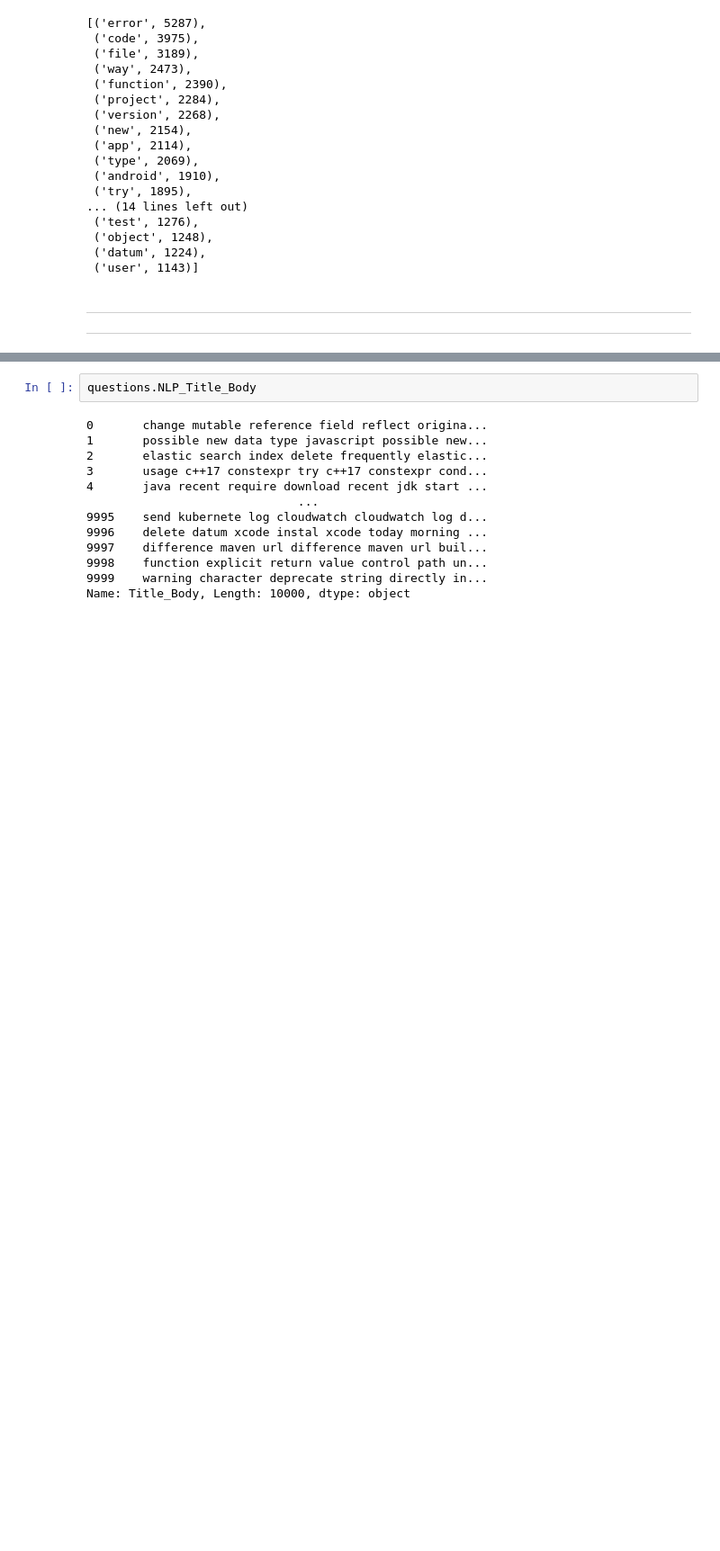
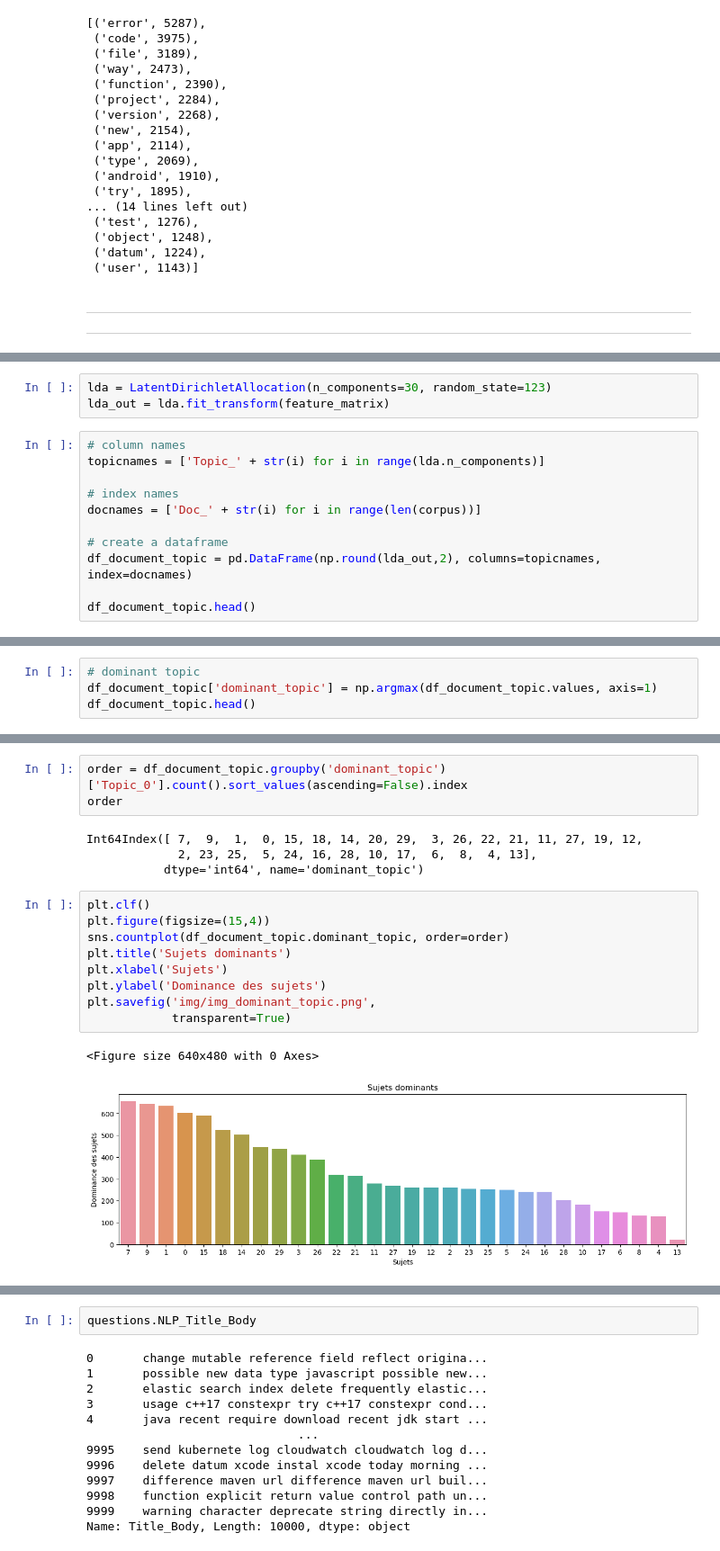
Before and after one commit to Adrian1903/Categorisez-automatiquement-des-questions, a Jupyter notebook: dev/02_nettoyage.ipynb, the cells around one changed output, grey strips where cells are left out. Shown at 90% size. Drawn from its saved outputs; the diff is of its cells as text; blank space fills up the shorter version.

```diff
--- a/dev/02_nettoyage.ipynb
+++ b/dev/02_nettoyage.ipynb
@@ -384,0 +483,14 @@ Counter(tokens).most_common(30)
+# %%
+lda = LatentDirichletAllocation(n_components=30, random_state=123)
+lda_out = lda.fit_transform(feature_matrix)
+# %%
+# column names
+topicnames = ['Topic_' + str(i) for i in range(lda.n_components)]
+
+# index names
+docnames = ['Doc_' + str(i) for i in range(len(corpus))]
+
+# create a dataframe
+df_document_topic = pd.DataFrame(np.round(lda_out,2), columns=topicnames, index=docnames)
+
+df_document_topic.head()
@@ -384,0 +504,4 @@ Counter(tokens).most_common(30)
+# %%
+# dominant topic
+df_document_topic['dominant_topic'] = np.argmax(df_document_topic.values, axis=1)
+df_document_topic.head()
@@ -384,0 +515,19 @@ Counter(tokens).most_common(30)
+# %%
+order = df_document_topic.groupby('dominant_topic')['Topic_0'].count().sort_values(ascending=False).index
+order
+# %% [output]
+Int64Index([ 7,  9,  1,  0, 15, 18, 14, 20, 29,  3, 26, 22, 21, 11, 27, 19, 12,
+             2, 23, 25,  5, 24, 16, 28, 10, 17,  6,  8,  4, 13],
+           dtype='int64', name='dominant_topic')
+# %%
+plt.clf()
+plt.figure(figsize=(15,4))
+sns.countplot(df_document_topic.dominant_topic, order=order)
+plt.title('Sujets dominants')
+plt.xlabel('Sujets')
+plt.ylabel('Dominance des sujets')
+plt.savefig('img/img_dominant_topic.png',
+            transparent=True)
+# %% [output]
+<Figure size 640x480 with 0 Axes>
+[figure, added]
```
Also changed, not shown: parts of 34 cells of this notebook.
